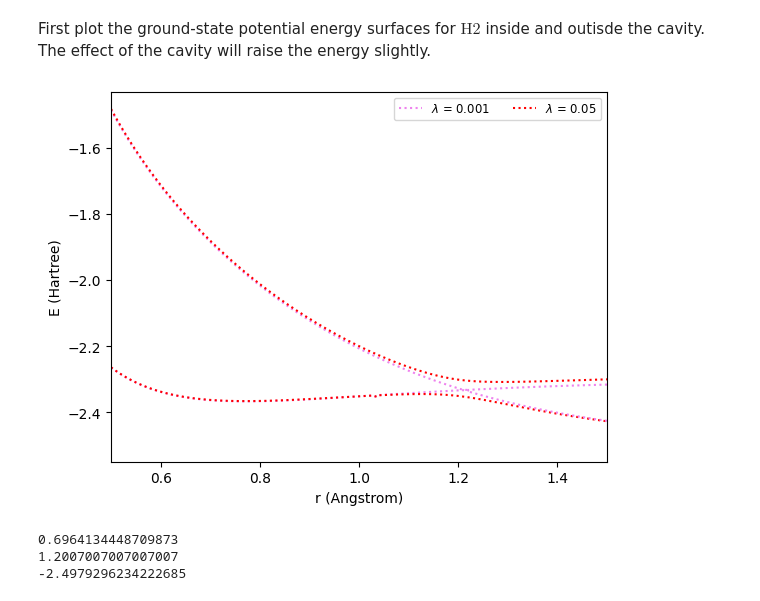
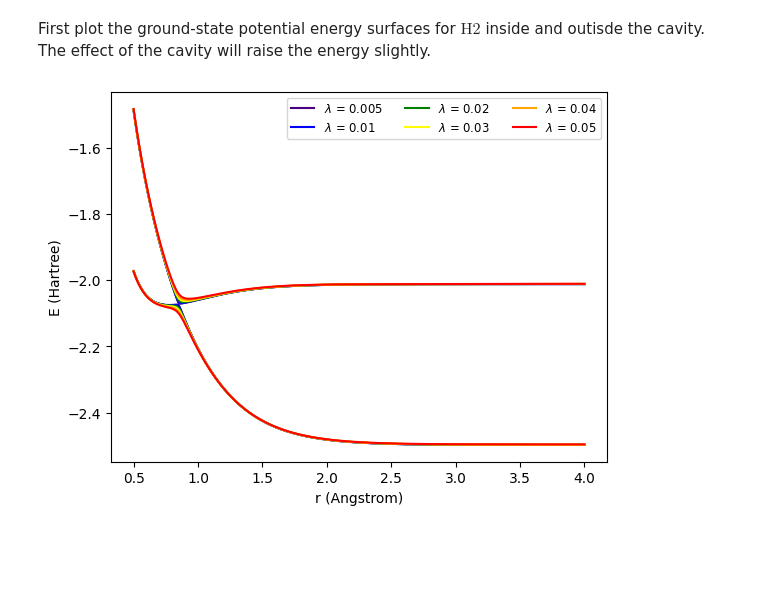
Before and after one commit to FoleyLab/SCQED-PCQED, a Jupyter notebook: src/QED-FCI_HHe_HR.ipynb, the cells around one changed output. Drawn from its saved outputs; the diff is of its cells as text; code cells hidden in the pictures; blank space fills up the shorter version.

```diff
--- a/src/QED-FCI_HHe_HR.ipynb
+++ b/src/QED-FCI_HHe_HR.ipynb
@@ -100,3 +149,12 @@ cavity_E_array_0_01  = declutter_E_array(cavity_E_array_0_01_T , r_data, 10, 0.0
+# %%
+cavity_E_array_0_00  = declutter_E_array(cavity_E_array_0_00_T, r_data, 1, 2,num_to_declutter=9)
+cavity_E_array_0_001  = declutter_E_array(cavity_E_array_0_001_T, r_data, 1, 2,num_to_declutter=9)
+cavity_E_array_0_005  = declutter_E_array(cavity_E_array_0_005_T, r_data, 1, 2,num_to_declutter=9)
+cavity_E_array_0_01  = declutter_E_array(cavity_E_array_0_01_T, r_data, 1, 2,num_to_declutter=9)
+cavity_E_array_0_02  = declutter_E_array(cavity_E_array_0_02_T, r_data, 1, 2,num_to_declutter=9)
+cavity_E_array_0_03  = declutter_E_array(cavity_E_array_0_03_T, r_data, 1, 2,num_to_declutter=9)
+cavity_E_array_0_04  = declutter_E_array(cavity_E_array_0_04_T, r_data, 1, 2,num_to_declutter=9)
+cavity_E_array_0_05  = declutter_E_array(cavity_E_array_0_05_T, r_data, 1, 2,num_to_declutter=9)
 # %%
 S0_array = cavity_E_array_0_00[:,0]
 S1_array = cavity_E_array_0_00[:,3]
@@ -260,40 +318,36 @@ First plot the ground-state potential energy surfaces for $ \text{H2} $ inside a
 # %%
 fci_S0_omega = np.zeros((1, N_R))
 for i in range(N_R):
     fci_S0_omega[0,i] = S0_array[i] + 0.5730232106543358
 fci_S0_plusw = np.ndarray.flatten(fci_S0_omega)
 
 lambda_list = [0, 0.001, 0.005, 0.01, 0.02, 0.03, 0.04, 0.05]
 
 
 
 color_list_1 = ['grey','violet','indigo','blue','green','yellow','orange','red']
 #plt.plot(r_data, cavity_E_array_0_00)
 
-for i in [1,7]:
-    plt.plot(r_data, LP_arrays[i,:], f'{color_list_1[i]}', linestyle=':', label=f'$\lambda$ = {lambda_list[i]}')
-for k in [1,7]:
-        plt.plot(r_data, UP_arrays[k,:], f'{color_list_1[k]}',linestyle=':')
+for i in range(2,8):
+    plt.plot(r_data, LP_arrays[i,:], f'{color_list_1[i]}',  label=f'$\lambda$ = {lambda_list[i]}')
+for k in range(2,8):
+        plt.plot(r_data, UP_arrays[k,:], f'{color_list_1[k]}')
 plt.xlabel('r (Angstrom)')
 plt.ylabel('E (Hartree)')
 
 
-plt.xlim(0.5, 1.5)
+#plt.xlim(0.5, 1.5)
 #plt.ylim(-7.76, -7.72)
 plt.legend(loc = 'upper right', ncols = 3, fontsize = 'small')
 plt.savefig('ppsurfaces_HHe.png',dpi=500)
 #plt.show()
 # %% [output]
-[figure, old version]
+[figure, new version]
 # %%
 #pd.DataFrame(matrix).to_clipboard()
 
-omega_test = np.abs(cavity_E_array_0_00[150,3] - cavity_E_array_0_00[150,0])
+omega_test = np.abs(cavity_E_array_0_00[100,3] - cavity_E_array_0_00[100,0])
 print(omega_test)
-print(r_data[200])
+print(r_data[100])
 test_min_loc = np.argmin(cavity_E_array_0_00[:,2])
 print(cavity_E_array_0_00[test_min_loc,3])
-# %% [output]
-0.6964134448709873
-1.2007007007007007
--2.4979296234222685
```
Also changed, not shown: parts of 6 cells of this notebook, 53 other files.
